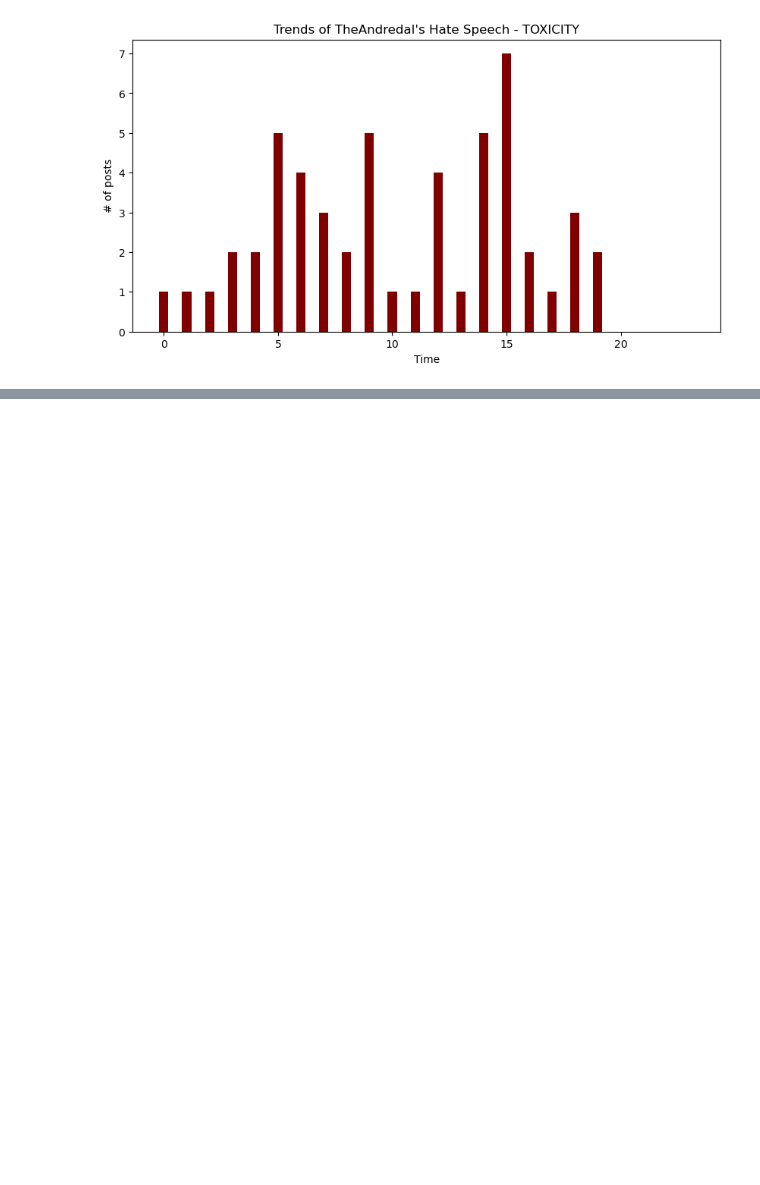
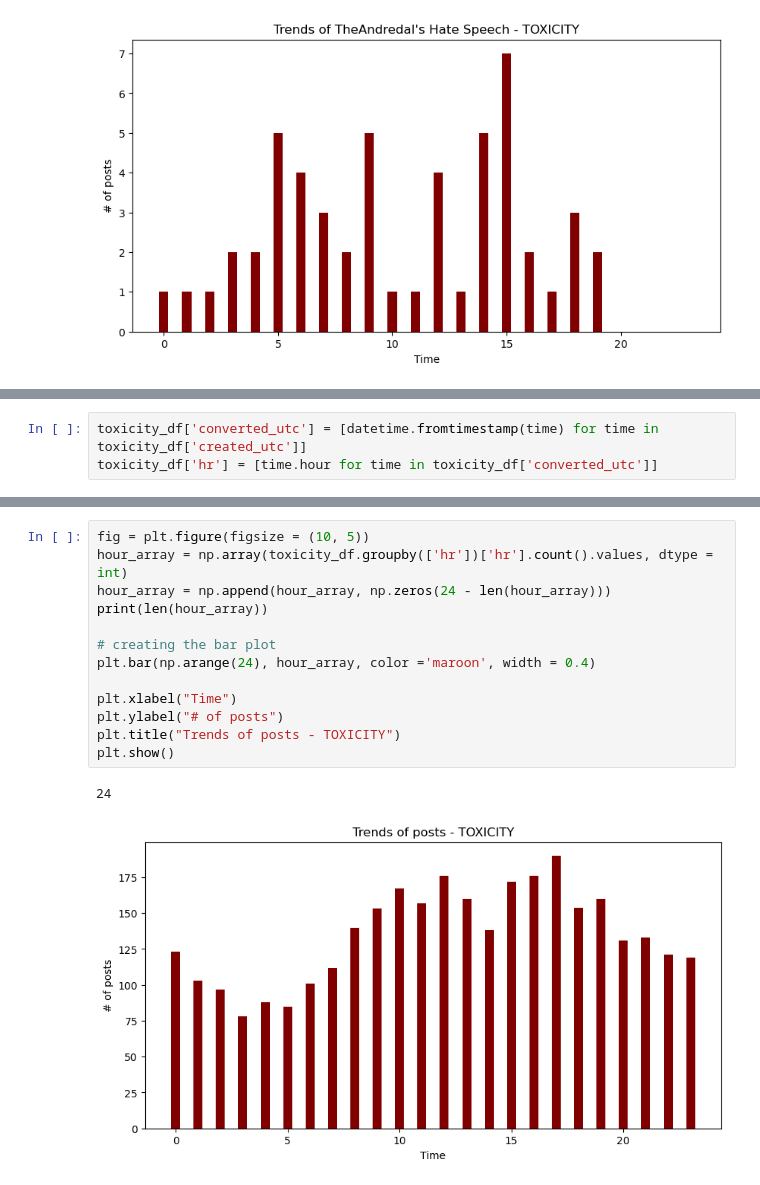
Before and after one commit to marszzibros/Hate-Speech-detector, a Jupyter notebook: data/data_analysis.ipynb, the cells around one changed output, grey strips where cells are left out. Drawn from its saved outputs; the diff is of its cells as text; blank space fills up the shorter version.

Commit message:
data_analysis small change - add time analysis?

```diff
--- a/data/data_analysis.ipynb
+++ b/data/data_analysis.ipynb
@@ -126,0 +152,3 @@ plt.show()
+# %%
+toxicity_df['converted_utc'] = [datetime.fromtimestamp(time) for time in toxicity_df['created_utc']]
+toxicity_df['hr'] = [time.hour for time in toxicity_df['converted_utc']]
@@ -126,0 +166,16 @@ plt.show()
+# %%
+fig = plt.figure(figsize = (10, 5))
+hour_array = np.array(toxicity_df.groupby(['hr'])['hr'].count().values, dtype = int)
+hour_array = np.append(hour_array, np.zeros(24 - len(hour_array)))
+print(len(hour_array))
+
+# creating the bar plot
+plt.bar(np.arange(24), hour_array, color ='maroon', width = 0.4)
+
+plt.xlabel("Time")
+plt.ylabel("# of posts")
+plt.title("Trends of posts - TOXICITY")
+plt.show()
+# %% [output]
+24
+[figure, added]
```
Also changed, not shown: parts of 5 cells of this notebook.
